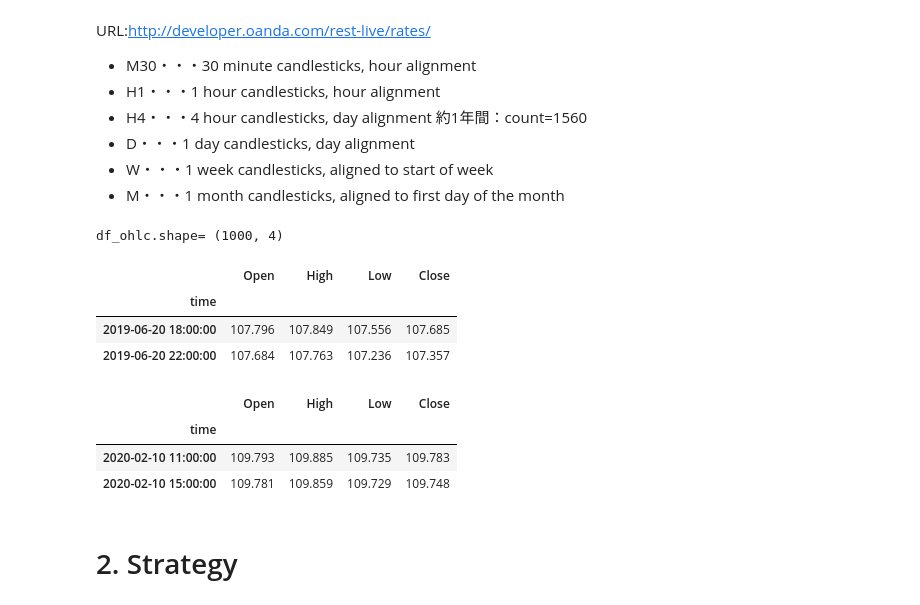
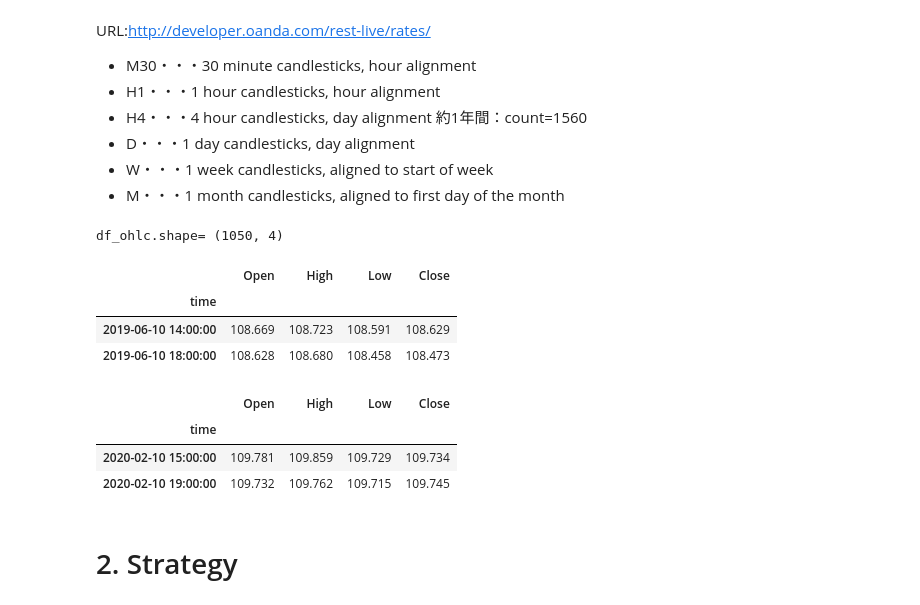
Before and after one commit to arsma12/MLDL, a Jupyter notebook: StockPriceForecast/FX_USDJPY_05_Backtest_RCI.ipynb, the cells around one changed output. Saved outputs shown, nothing was run; the diff lists cells and outputs as text; code cells hidden in the pictures.

```diff
--- a/StockPriceForecast/FX_USDJPY_05_Backtest_RCI.ipynb
+++ b/StockPriceForecast/FX_USDJPY_05_Backtest_RCI.ipynb
@@ -145,32 +145,32 @@ URL:http://developer.oanda.com/rest-live/rates/
 - M・・・1 month candlesticks, aligned to first day of the month
 # %%
 oa = oandapy.API(environment="live", access_token=api_key)
-data = oa.get_history(instrument="USD_JPY", granularity='H4', count=1000)
+data = oa.get_history(instrument="USD_JPY", granularity='H4', count=1050)
 
 df = pd.DataFrame(data["candles"])
 
 df['time'] = df['time'].apply(lambda x: iso_to_jp(x))   # 日本時間に変換
 df['time'] = df['time'].apply(lambda x: date_to_str(x)) # 形式変換（文字列型）
 df["time"] = pd.to_datetime(df["time"])                  # 型変換
 #df["time"] = df["time"].apply(mdates.date2num)          # 数値変換
 
 df_ohlc = df[["time","openAsk","highAsk","lowAsk","closeAsk"]].copy()
 df_ohlc = df_ohlc.rename(columns={"openAsk":"Open","highAsk":"High","lowAsk":"Low","closeAsk":"Close"})
 df_ohlc = df_ohlc.set_index("time")
 
 print('df_ohlc.shape=',df_ohlc.shape)
 display(df_ohlc.head(2))
 display(df_ohlc.tail(2))
 # %% [output]
-df_ohlc.shape= (1000, 4)
+df_ohlc.shape= (1050, 4)
 |  | Open | High | Low | Close |
 | time |  |  |  |  |
-| 2019-06-20 18:00:00 | 107.796 | 107.849 | 107.556 | 107.685 |
-| 2019-06-20 22:00:00 | 107.684 | 107.763 | 107.236 | 107.357 |
+| 2019-06-10 14:00:00 | 108.669 | 108.723 | 108.591 | 108.629 |
+| 2019-06-10 18:00:00 | 108.628 | 108.680 | 108.458 | 108.473 |
 |  | Open | High | Low | Close |
 | time |  |  |  |  |
-| 2020-02-10 11:00:00 | 109.793 | 109.885 | 109.735 | 109.783 |
-| 2020-02-10 15:00:00 | 109.781 | 109.859 | 109.729 | 109.748 |
+| 2020-02-10 15:00:00 | 109.781 | 109.859 | 109.729 | 109.734 |
+| 2020-02-10 19:00:00 | 109.732 | 109.762 | 109.715 | 109.745 |
 # %% [markdown]
 # 2. Strategy<a id='Strategy'></a>
 # %% [markdown]
```
Also changed, not shown: parts of 5 cells of this notebook.
